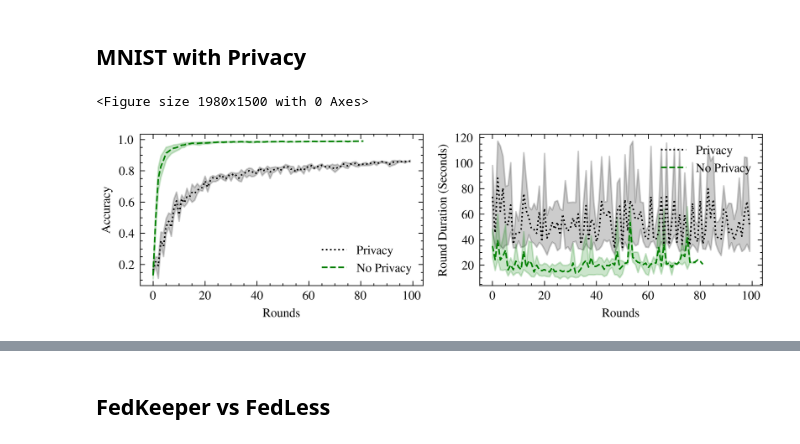
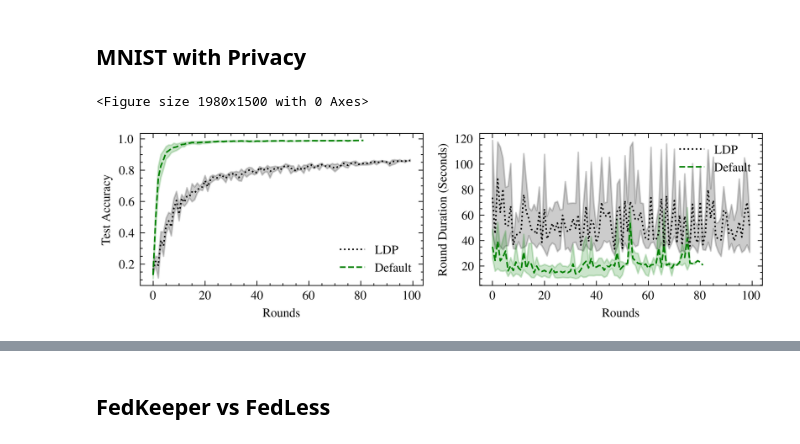
Before and after one commit to Serverless-Federated-Learning/FedLesScan, a Jupyter notebook: experiments/fedless-analysis.ipynb, the cells around one changed output, grey strips where cells are left out. Saved outputs shown, nothing was run; the diff lists cells and outputs as text; code cells hidden in the pictures.

Commit message:
start on privacy exp plots

```diff
--- a/experiments/fedless-analysis.ipynb
+++ b/experiments/fedless-analysis.ipynb
@@ -561,21 +568,21 @@ fig.savefig(PLOT_OUTPUT_DIR / f"running-average-aggregator-new.pdf" ,bbox_inches
 # %%
 plt.clf()
 
 fig, axarr = plt.subplots(ncols=2, figsize=(7.167, 7.167 / 4), sharex=True)
 
-sns.lineplot(x="round", y="accuracy", data=fedless_dp_df.loc[("mnist", 25), :], ax=axarr[0], label="Privacy")
-sns.lineplot(x="round", y="accuracy", data=fedless_df.loc[("mnist", 25), :], ax=axarr[0], label="No Privacy")
+sns.lineplot(x="round", y="accuracy", data=fedless_dp_df.loc[("mnist", 25), :], ax=axarr[0], label="LDP")
+sns.lineplot(x="round", y="accuracy", data=fedless_df.loc[("mnist", 25), :], ax=axarr[0], label="Default")
 
-sns.lineplot(x="round", y="time", data=fedless_dp_df.loc[("mnist", 25), :], ax=axarr[1], label="Privacy")
-sns.lineplot(x="round", y="time", data=fedless_df.loc[("mnist", 25), :], ax=axarr[1], label="No Privacy")
+sns.lineplot(x="round", y="time", data=fedless_dp_df.loc[("mnist", 25), :], ax=axarr[1], label="LDP")
+sns.lineplot(x="round", y="time", data=fedless_df.loc[("mnist", 25), :], ax=axarr[1], label="Default")
 
 axarr[0].set_xlabel("Rounds")
 axarr[1].set_xlabel("Rounds")
 
-axarr[0].set_ylabel("Accuracy")
+axarr[0].set_ylabel("Test Accuracy")
 axarr[1].set_ylabel("Round Duration (Seconds)")
 
 fig.savefig(PLOT_OUTPUT_DIR / f"fedless-privacy.pdf", bbox_inches = 'tight', pad_inches = 0)
 # %% [output]
 <Figure size 1980x1500 with 0 Axes>
-[figure, old version]
+[figure, new version]
```
Also changed, not shown: parts of 8 cells of this notebook, 1 other file.
